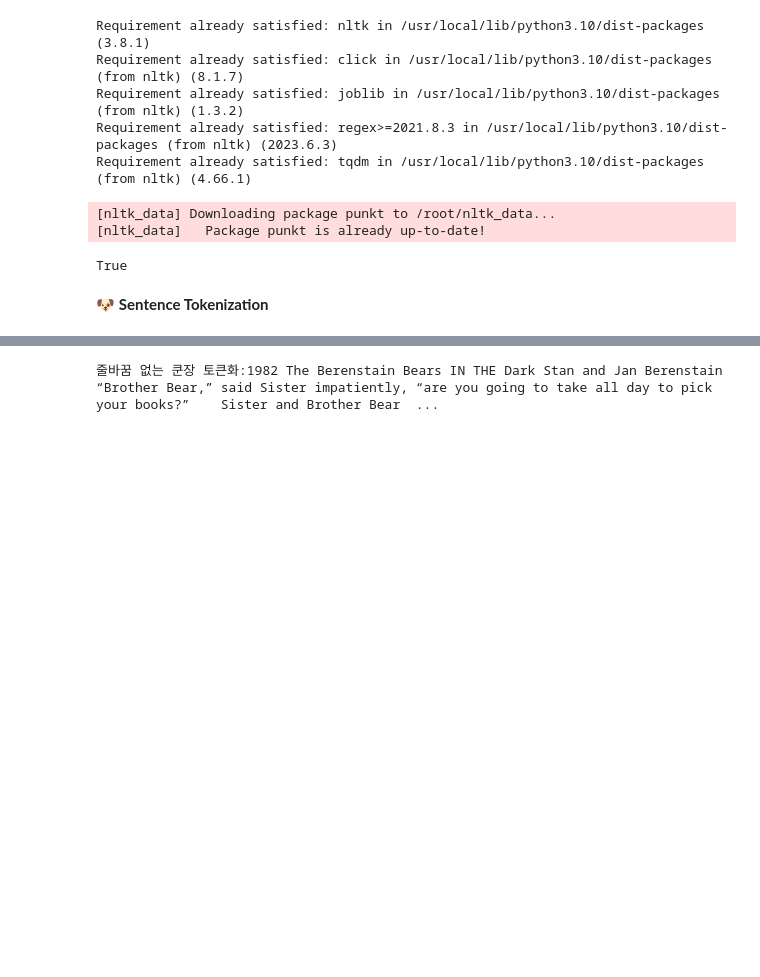
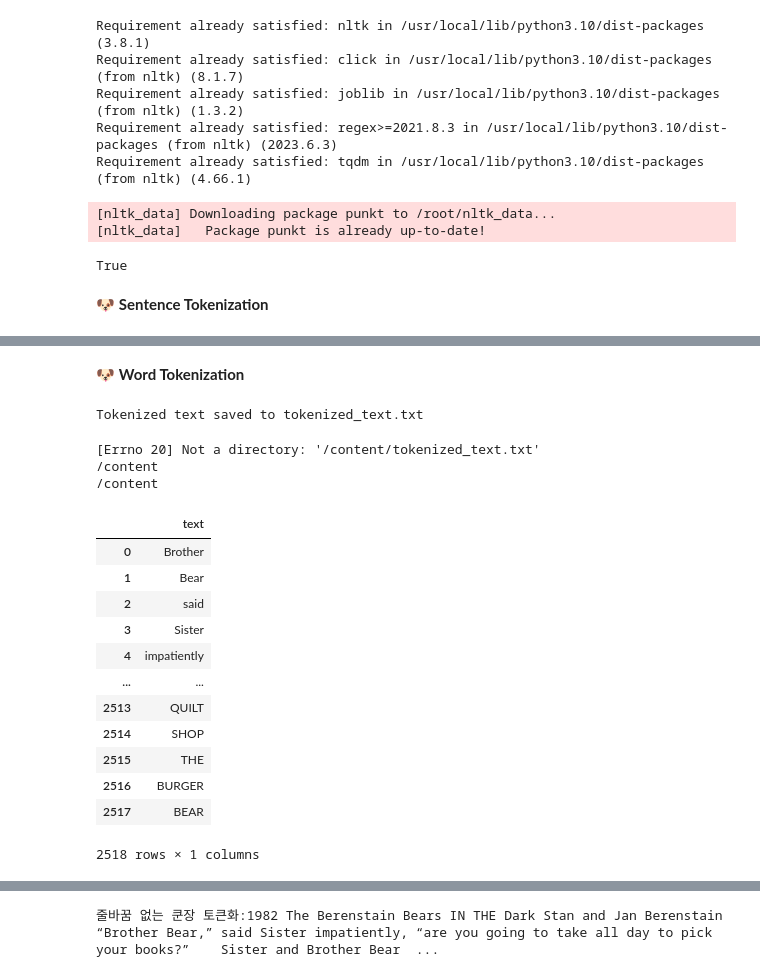
Before and after one commit to ms624atyale/Python_Basics, a Jupyter notebook: 34_SentimentAnalysisip_BerenstainBearsynb_inProgress.ipynb, the cells around one changed output, grey strips where cells are left out. Drawn from its saved outputs; the diff is of its cells as text; code cells hidden in the pictures; blank space fills up the shorter version.

```diff
--- a/34_SentimentAnalysisip_BerenstainBearsynb_inProgress.ipynb
+++ b/34_SentimentAnalysisip_BerenstainBearsynb_inProgress.ipynb
@@ -55,0 +42,60 @@ print('문장 토큰화: %s' %sentence)
+# %% [markdown]
+🐶 **Word Tokenization**
+# %%
+from nltk.tokenize import RegexpTokenizer
+
+# Define the path to your input text file
+input_file_path = '/content/sample_data/TheBerenstainBears.csv'
+
+# Create a regular expression tokenizer
+retokenize = RegexpTokenizer(r'\w+')
+
+# Read the content of the input text file
+with open(input_file_path, 'r') as file:
+    obj = file.read()
+
+# Tokenize the input text
+tokens = retokenize.tokenize(obj)
+
+# Define the path for the output text file
+output_file_path = 'tokenized_text.txt'
+
+# Save the tokens to the output file
+with open(output_file_path, 'w') as outfile:
+    outfile.write('\n'.join(tokens))
+
+print(f"Tokenized text saved to {output_file_path}")
+# %% [output]
+Tokenized text saved to tokenized_text.txt
+# %%
+#🐹 🐾   데이터 전처리: Pandas이용 데이터 정리 (책의 한 챕터가 한 셀에 있는 상태)
+import pandas as pd #Importing Pandas package
+%cd /content/tokenized_text.txt
+
+import glob
+fns = glob.glob('*.txt')
+df = pd.DataFrame()
+for fn in fns:
+  dftmp = pd.read_csv(fn, sep="@")
+  df = pd.concat([df, dftmp])
+
+%cd /content
+
+df
+# %% [output]
+[Errno 20] Not a directory: '/content/tokenized_text.txt'
+/content
+/content
+|  | text |
+| 0 | Brother |
+| 1 | Bear |
+| 2 | said |
+| 3 | Sister |
+| 4 | impatiently |
+| ... | ... |
+| 2513 | QUILT |
+| 2514 | SHOP |
+| 2515 | THE |
+| 2516 | BURGER |
+| 2517 | BEAR |
+2518 rows × 1 columns
```
Also changed, not shown: parts of 21 cells of this notebook.
